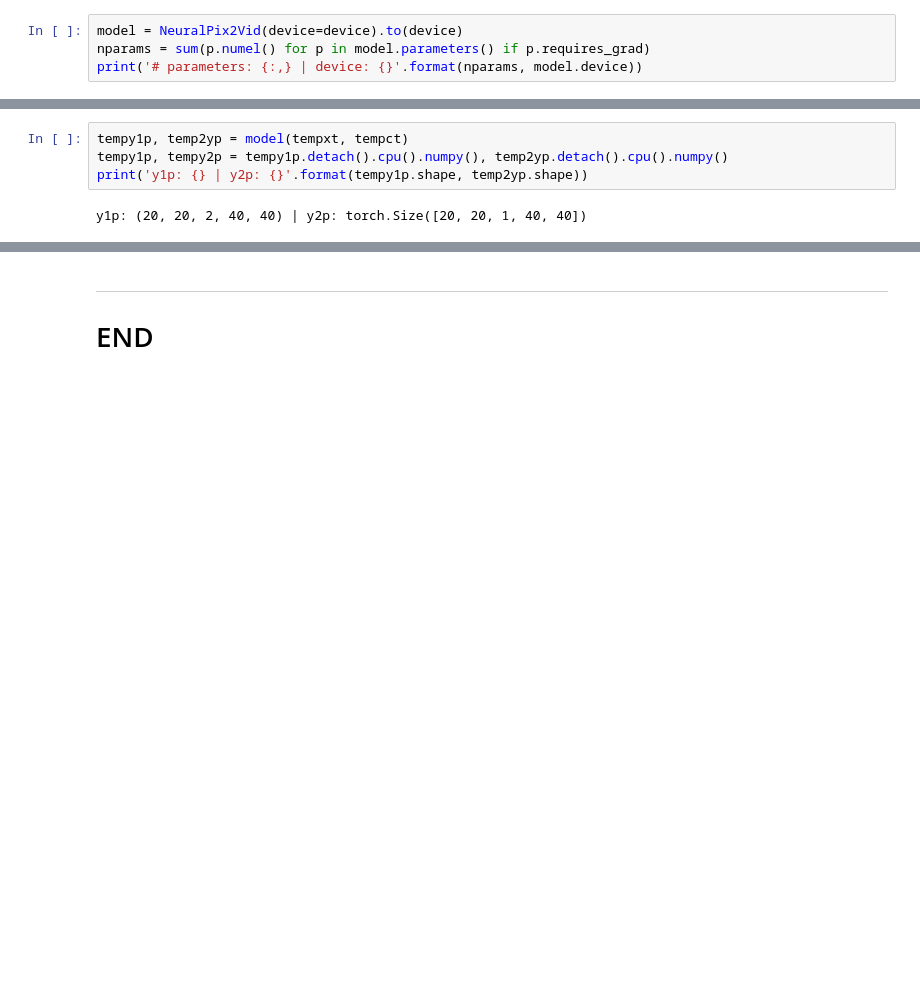
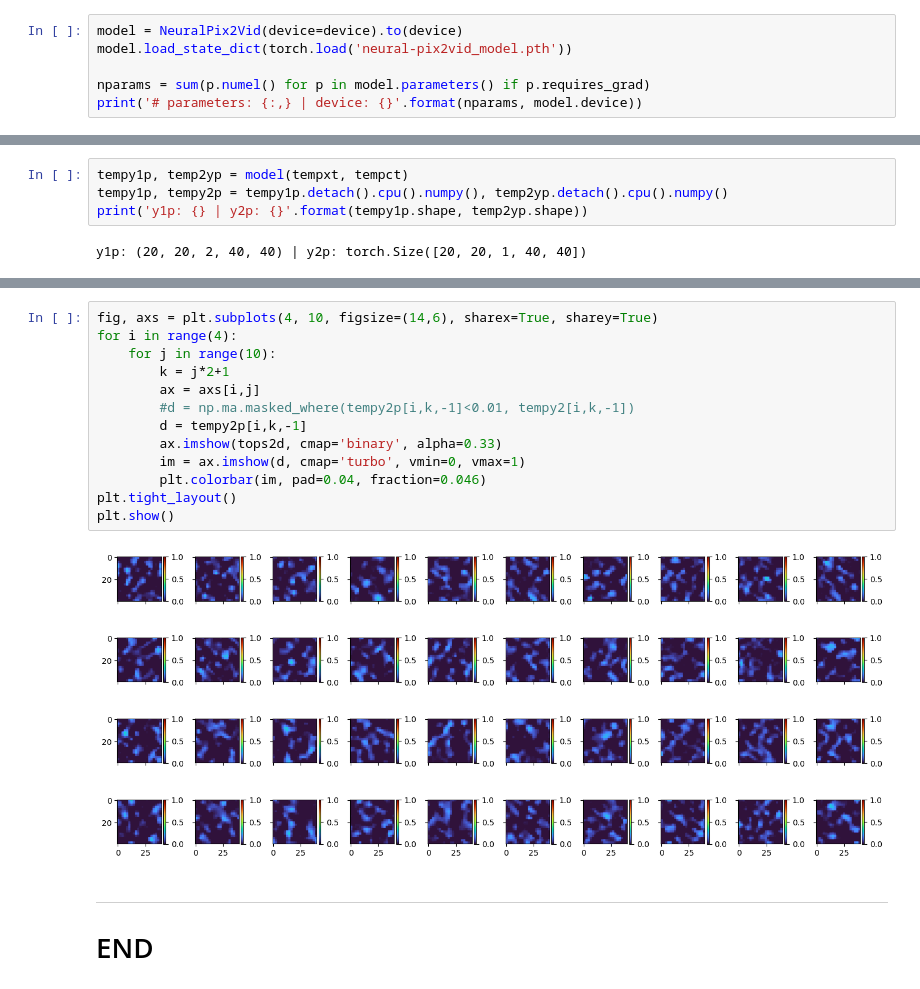
Before and after one commit to misaelmmorales/Placement-Control-Optim-CO2, a Jupyter notebook: SlopingAquiferSmall/main.ipynb, the cells around one changed output, grey strips where cells are left out. Cells and saved outputs as stored; diff of their text form; blank space fills up the shorter version.

```diff
--- a/SlopingAquiferSmall/main.ipynb
+++ b/SlopingAquiferSmall/main.ipynb
@@ -55,6 +56,8 @@ Test  - X:  torch.Size([136, 4, 40, 40])     | c:  torch.Size([136, 20, 5])
         y1: torch.Size([136, 20, 2, 40, 40]) | y2: torch.Size([136, 20, 1, 40, 40])
 # %%
 model = NeuralPix2Vid(device=device).to(device)
+model.load_state_dict(torch.load('neural-pix2vid_model.pth'))
+
 nparams = sum(p.numel() for p in model.parameters() if p.requires_grad)
 print('# parameters: {:,} | device: {}'.format(nparams, model.device))
 # %% [output]
@@ -101,3 +118,18 @@ PSNR - pressure: 6.7344 | saturation (inj): 6.0769 | saturation (monitor): 6.878
+# %%
+fig, axs = plt.subplots(4, 10, figsize=(14,6), sharex=True, sharey=True)
+for i in range(4):
+    for j in range(10):
+        k = j*2+1
+        ax = axs[i,j]
+        #d = np.ma.masked_where(tempy2p[i,k,-1]<0.01, tempy2[i,k,-1])
+        d = tempy2p[i,k,-1]
+        ax.imshow(tops2d, cmap='binary', alpha=0.33)
+        im = ax.imshow(d, cmap='turbo', vmin=0, vmax=1)
+        plt.colorbar(im, pad=0.04, fraction=0.046)
+plt.tight_layout()
+plt.show()
+# %% [output]
+[figure, added]
 # %% [markdown]
 ***
 # END
```
Also changed, not shown: parts of 4 cells of this notebook, 10 other files.
